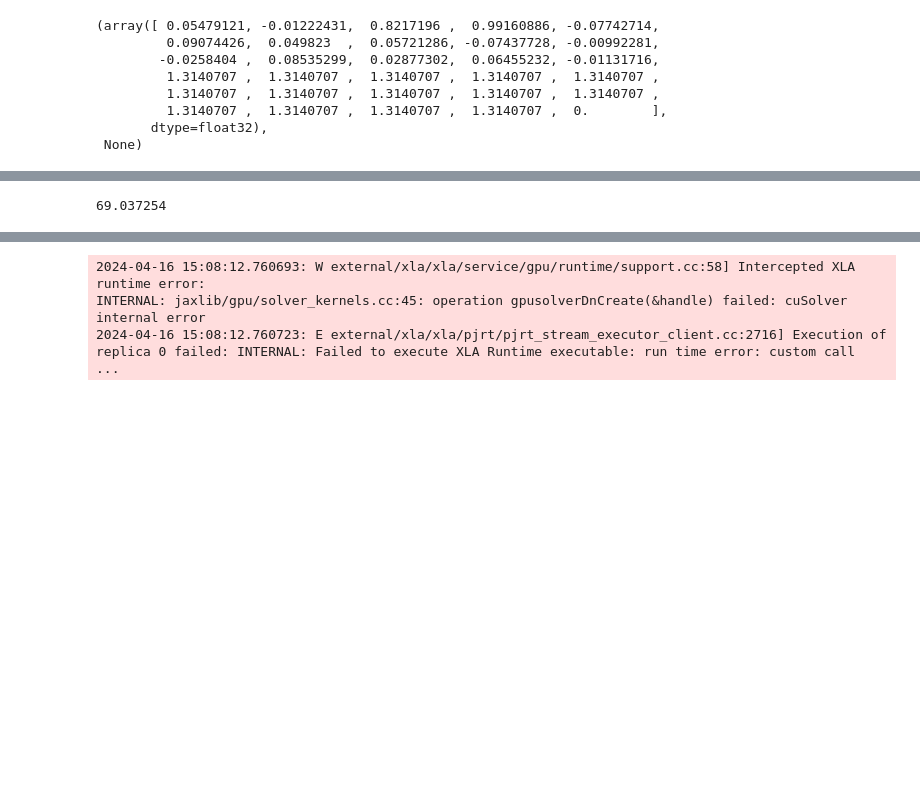
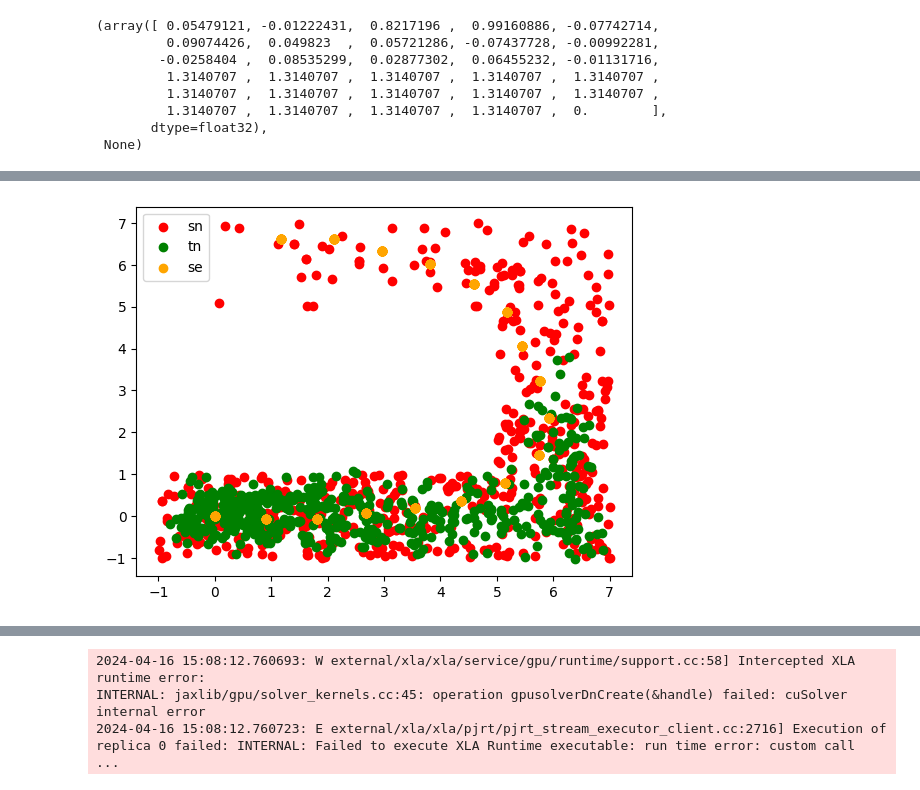
Before and after one commit to skylooop/CrossDomainIL, a Jupyter notebook: notebooks/envs.ipynb, the cells around one changed output, grey strips where cells are left out. Cells and saved outputs as stored; diff of their text form; code cells hidden in the pictures; blank space fills up the shorter version.

```diff
--- a/notebooks/envs.ipynb
+++ b/notebooks/envs.ipynb
@@ -79,4 +82,20 @@ axs[1].axis('off')
-# %%
-np.load("/home/m_bobrin/CrossDomainIL/outputs/2024-04-17/00-33-30/rewards_potential/rewards.npy", allow_pickle=True).item()['rewards'].max()
-# %% [output]
-69.037254
+# %%
+agent_data = agent_target_ds.sample(512)
+expert_data = expert_source_ds.sample(512)
+random_data = non_expert_source_ds.sample(512)
+
+fig, ax = plt.subplots()
+
+tn_pos = (agent_data.observations[:, 0], agent_data.observations[:, 1])
+sn_pos = (random_data.observations[:, 0], random_data.observations[:, 1])
+se_pos = (expert_data.observations[:, 0], expert_data.observations[:, 1])
+
+ax.scatter(*sn_pos, c='red', label='sn')
+ax.scatter(*tn_pos, c='green', label='tn')
+ax.scatter(*se_pos, c='orange', label='se')
+
+#ax.plot(map.ox, map.oy, '.k')
+plt.legend()
+plt.show()
+# %% [output]
+[figure, added]
```
Also changed, not shown: parts of 12 cells of this notebook, 26 other files.
